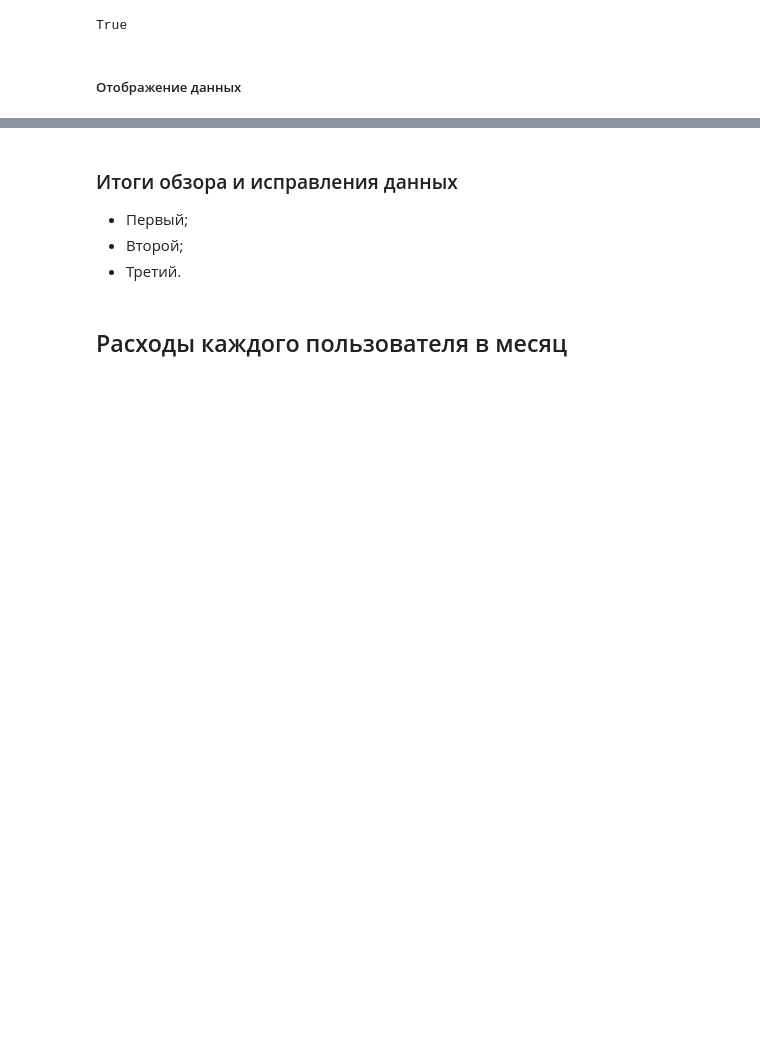
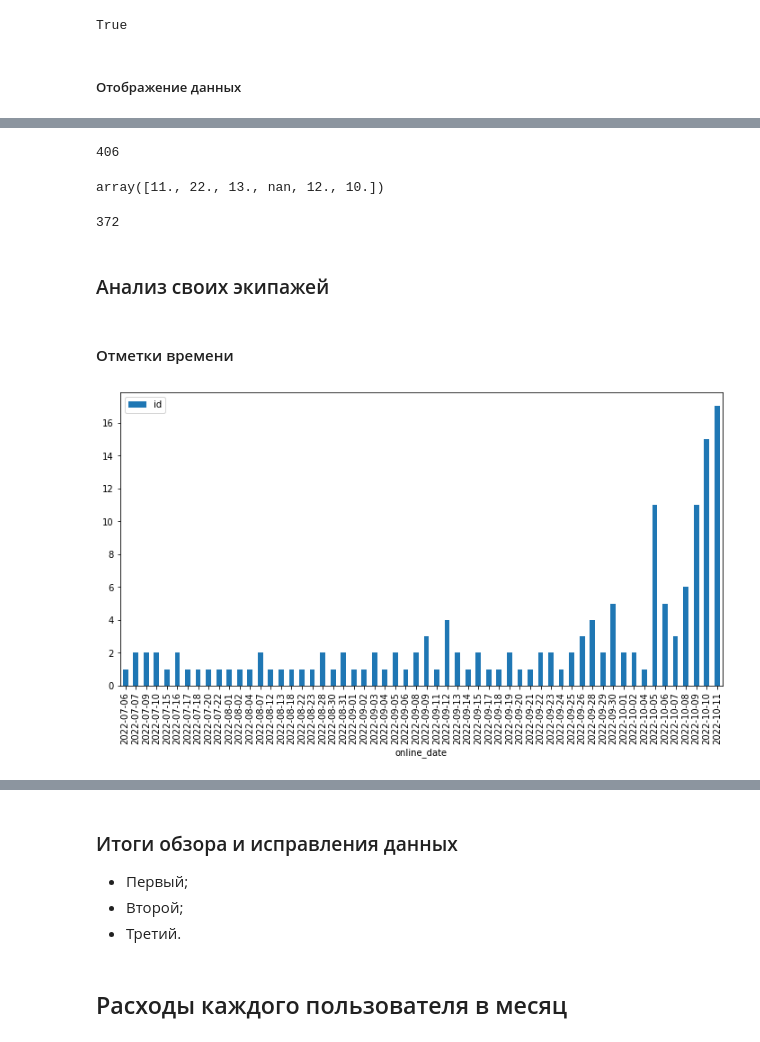
Before and after one commit to okeangel/da_portfolio, a Jupyter notebook: commerce/mover.ipynb, the cells around one changed output, grey strips where cells are left out. Drawn from its saved outputs; the diff is of its cells as text; code cells hidden in the pictures; blank space fills up the shorter version.

```diff
--- a/commerce/mover.ipynb
+++ b/commerce/mover.ipynb
@@ -494,0 +549,6 @@ mover.get('/freighter/106/employers/2328.json')
+# %%
+partners_id = [106, 111, 108, 136, 143, 146, 120]
+for column in all_crews.columns:
+    if column.endswith('_at') or column.endswith('_date'):
+        all_crews[column] = pd.to_datetime(all_crews[column]).dt.tz_localize(None)
+all_crews.info()
@@ -494,0 +594,9 @@ mover.get('/freighter/106/employers/2328.json')
+# %%
+own_crews = all_crews[~all_crews['freighter_id'].isin(partners_id)]
+own_crews.groupby('freighter_id').agg({
+    'mini': 'sum',
+    'standart': 'sum',
+    'extra': 'sum',
+    'maxi': 'sum',
+    'id': 'count',
+}).query('id > 1').sort_values(['id', 'maxi', 'extra', 'standart', 'mini'], ascending=False)
@@ -494,0 +635,5 @@ mover.get('/freighter/106/employers/2328.json')
+# %%
+own_crews = own_crews[~own_crews['user_is_test']]
+len(own_crews)
+# %% [output]
+406
@@ -494,0 +642,26 @@ mover.get('/freighter/106/employers/2328.json')
+# %%
+lens.unique()
+# %% [output]
+array([11., 22., 13., nan, 12., 10.])
+# %%
+own_crews = own_crews.query(
+    'user_phone.notna()'
+).query(
+    'not user_phone.str.startswith("7111")'
+).query(
+    'not user_phone.str.startswith("7555")'
+).query('user_phone.str.len() == 11')
+len(own_crews)
+# %% [output]
+372
+# %% [markdown]
+### Анализ своих экипажей
+# %% [markdown]
+#### Отметки времени
+# %%
+own_crews['online_date'] = own_crews['online_at'].dt.date
+own_crews.groupby('online_date').agg({'id': 'nunique'}).query(
+    'online_date > datetime.date(2022, 7, 1)').plot.bar(figsize=FIGSIZE)
+plt.show()
+# %% [output]
+[figure, added]
```
Also changed, not shown: parts of 58 cells of this notebook, 2 other files.
